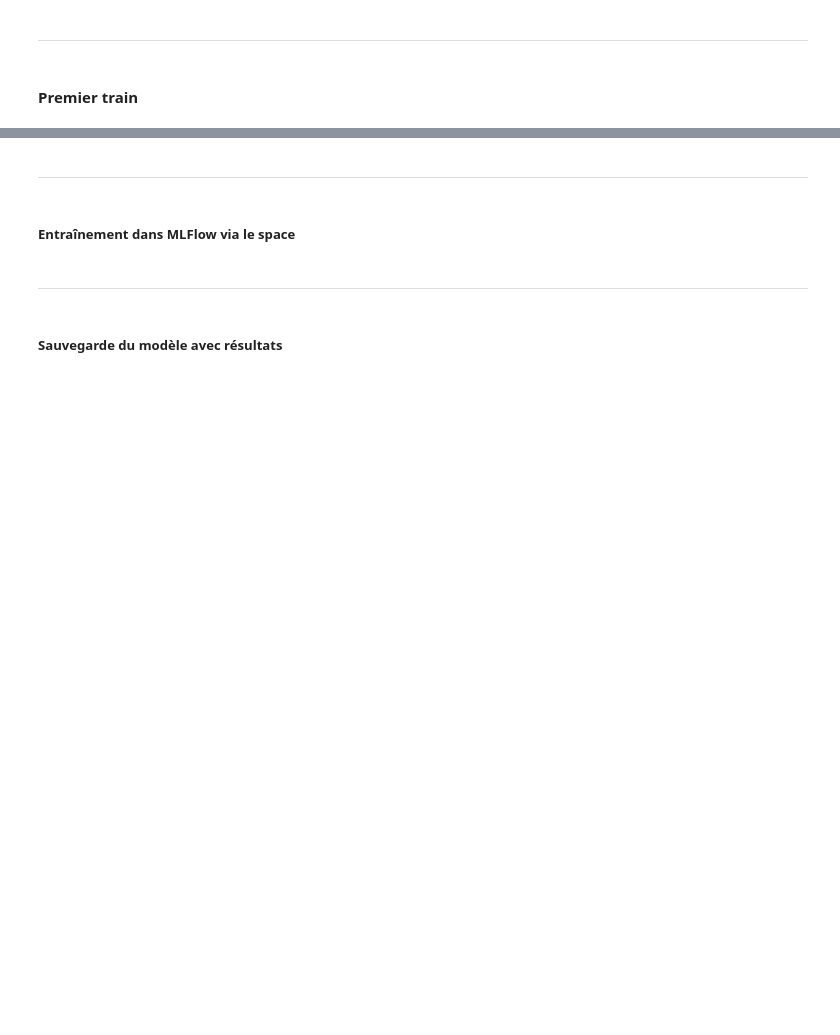
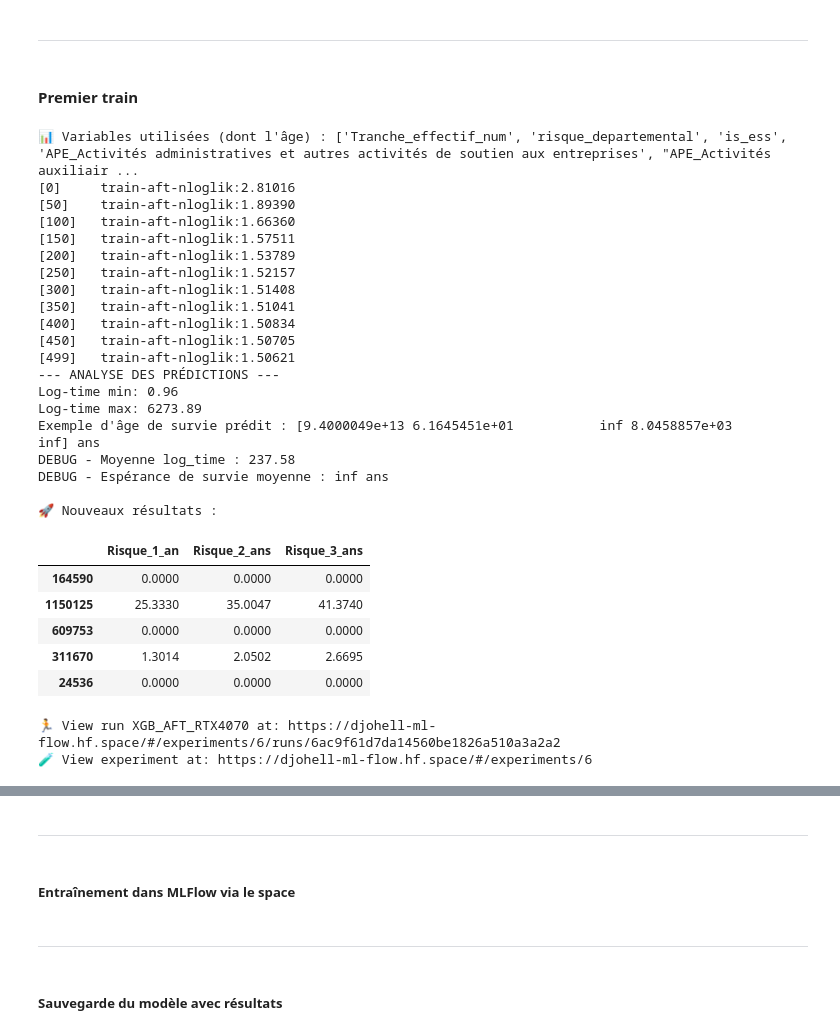
Before and after one commit to Djohell13/business-risk-scoring, a Jupyter notebook: src/model/02_xgboost.ipynb, the cells around one changed output, grey strips where cells are left out. Cells and saved outputs as stored; diff of their text form; code cells hidden in the pictures; blank space fills up the shorter version.

```diff
--- a/src/model/02_xgboost.ipynb
+++ b/src/model/02_xgboost.ipynb
@@ -195,7 +231,7 @@ params = {
 # --- 4. Entraînement ---
 mlflow.set_experiment("Survie_Entreprises_XGBoost")
 
-with mlflow.start_run(run_name="XGB_AFT_RTX4070"):
+with mlflow.start_run(run_name="XGB_AFT_RTX4060"):
     # --- 4. Entraînement ---
     bst = xgb.train(
         params,
@@ -222,33 +258,62 @@ with mlflow.start_run(run_name="XGB_AFT_RTX4070"):
 
     # Fonction de risque améliorée
     def get_risk_calibrated(t_years, predicted_log_time, sigma, dist='logistic'):
         calibration_factor = 2.5
 
         z = (np.log(t_years) - (predicted_log_time - calibration_factor)) / sigma
 
         if dist == 'normal':
             return norm.cdf(z)
         else:
             return 1 / (1 + np.exp(-z))
 
 # --- 5. Calcul des risques CALIBRÉS ---
     scale = params['aft_loss_distribution_scale']
     dist_type = params['aft_loss_distribution']
 
     # Utilisation systématique de la version calibrée
     risques_1an = get_risk_calibrated(1, preds_log_time, scale, dist=dist_type) * 100
     risques_2ans = get_risk_calibrated(2, preds_log_time, scale, dist=dist_type) * 100
     risques_3ans = get_risk_calibrated(3, preds_log_time, scale, dist=dist_type) * 100
 
     # Stockage
     df_res = pd.DataFrame({
         'Risque_1_an': risques_1an,
         'Risque_2_ans': risques_2ans,
         'Risque_3_ans': risques_3ans
     }, index=X_test.index)
 
     print("\n🚀 Nouveaux résultats :")
     display(df_res.head())
+# %% [output]
+📊 Variables utilisées (dont l'âge) : ['Tranche_effectif_num', 'risque_departemental', 'is_ess', 'APE_Activités administratives et autres activités de soutien aux entreprises', "APE_Activités auxiliair ...
+[0]     train-aft-nloglik:2.81016
+[50]    train-aft-nloglik:1.89390
+[100]   train-aft-nloglik:1.66360
+[150]   train-aft-nloglik:1.57511
+[200]   train-aft-nloglik:1.53789
+[250]   train-aft-nloglik:1.52157
+[300]   train-aft-nloglik:1.51408
+[350]   train-aft-nloglik:1.51041
+[400]   train-aft-nloglik:1.50834
+[450]   train-aft-nloglik:1.50705
+[499]   train-aft-nloglik:1.50621
+--- ANALYSE DES PRÉDICTIONS ---
+Log-time min: 0.96
+Log-time max: 6273.89
+Exemple d'âge de survie prédit : [9.4000049e+13 6.1645451e+01           inf 8.0458857e+03           inf] ans
+DEBUG - Moyenne log_time : 237.58
+DEBUG - Espérance de survie moyenne : inf ans
+
+🚀 Nouveaux résultats :
+|  | Risque_1_an | Risque_2_ans | Risque_3_ans |
+| 164590 | 0.0000 | 0.0000 | 0.0000 |
+| 1150125 | 25.3330 | 35.0047 | 41.3740 |
+| 609753 | 0.0000 | 0.0000 | 0.0000 |
+| 311670 | 1.3014 | 2.0502 | 2.6695 |
+| 24536 | 0.0000 | 0.0000 | 0.0000 |
+🏃 View run XGB_AFT_RTX4070 at: https://djohell-ml-flow.hf.space/#/experiments/6/runs/6ac9f61d7da14560be1826a510a3a2a2
+🧪 View experiment at: https://djohell-ml-flow.hf.space/#/experiments/6
 # %%
 # 1. On récupère les colonnes d'identification (SIREN + Dénomination)
 
```
Also changed, not shown: parts of 16 cells of this notebook, 21 other files.
